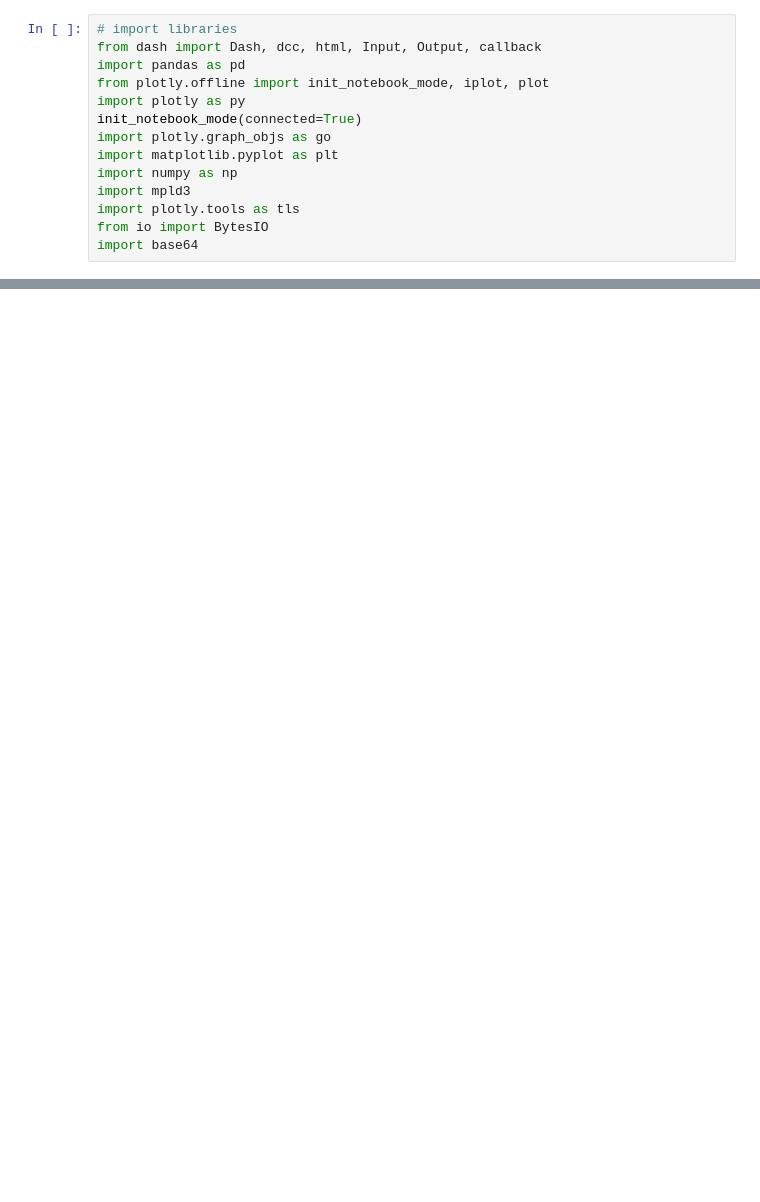
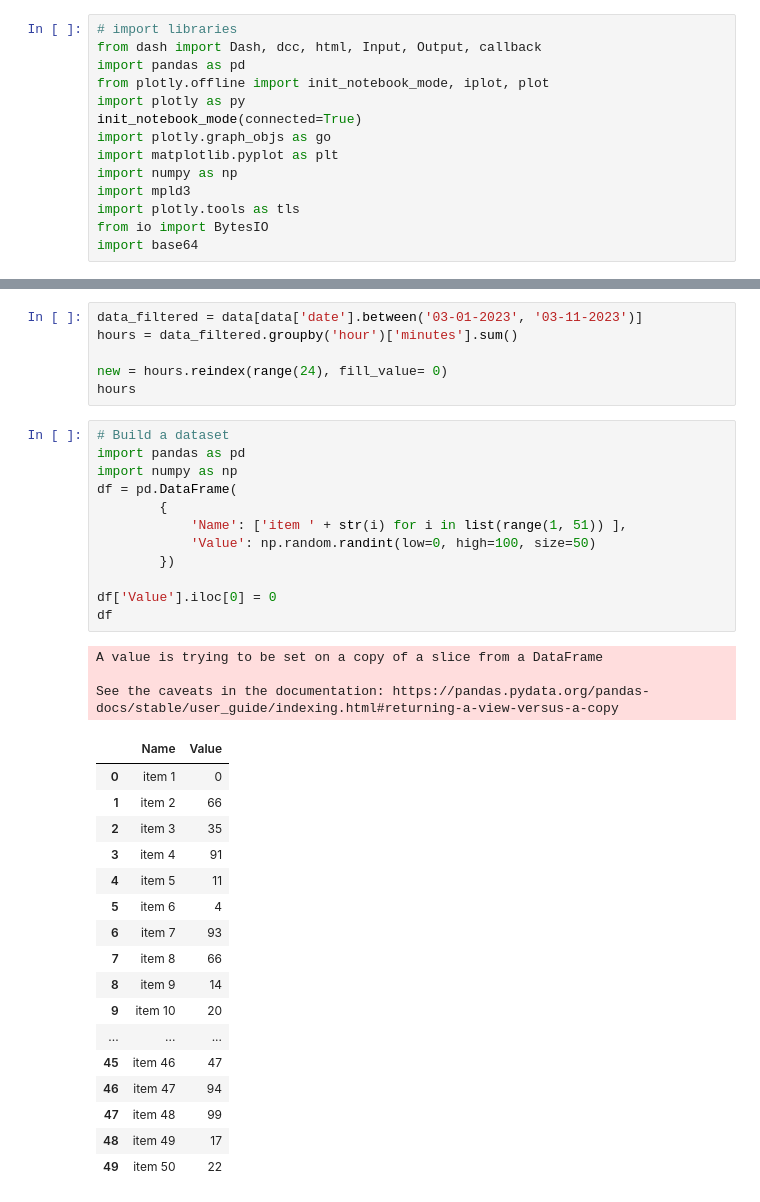
Before and after one commit to sarahwimbish/DS4003-Project, a Jupyter notebook: Sprint4/Wimbish_Graphs.ipynb, the cells around one changed output, grey strips where cells are left out. Drawn from its saved outputs; the diff is of its cells as text; blank space fills up the shorter version.

```diff
--- a/Sprint4/Wimbish_Graphs.ipynb
+++ b/Sprint4/Wimbish_Graphs.ipynb
@@ -104,0 +106,39 @@ for bar, angle, height, label in zip(bars,angles, heights, hoursam.index):
+# %%
+data_filtered = data[data['date'].between('03-01-2023', '03-11-2023')]
+hours = data_filtered.groupby('hour')['minutes'].sum()
+
+new = hours.reindex(range(24), fill_value= 0)
+hours
+# %%
+# Build a dataset
+import pandas as pd
+import numpy as np
+df = pd.DataFrame(
+        {
+            'Name': ['item ' + str(i) for i in list(range(1, 51)) ],
+            'Value': np.random.randint(low=0, high=100, size=50)
+        })
+
+df['Value'].iloc[0] = 0
+df
+# %% [output]
+A value is trying to be set on a copy of a slice from a DataFrame
+
+See the caveats in the documentation: https://pandas.pydata.org/pandas-docs/stable/user_guide/indexing.html#returning-a-view-versus-a-copy
+|  | Name | Value |
+| 0 | item 1 | 0 |
+| 1 | item 2 | 66 |
+| 2 | item 3 | 35 |
+| 3 | item 4 | 91 |
+| 4 | item 5 | 11 |
+| 5 | item 6 | 4 |
+| 6 | item 7 | 93 |
+| 7 | item 8 | 66 |
+| 8 | item 9 | 14 |
+| 9 | item 10 | 20 |
+| ... | ... | ... |
+| 45 | item 46 | 47 |
+| 46 | item 47 | 94 |
+| 47 | item 48 | 99 |
+| 48 | item 49 | 17 |
+| 49 | item 50 | 22 |
```
Also changed, not shown: parts of 2 cells of this notebook, 1 other file.
